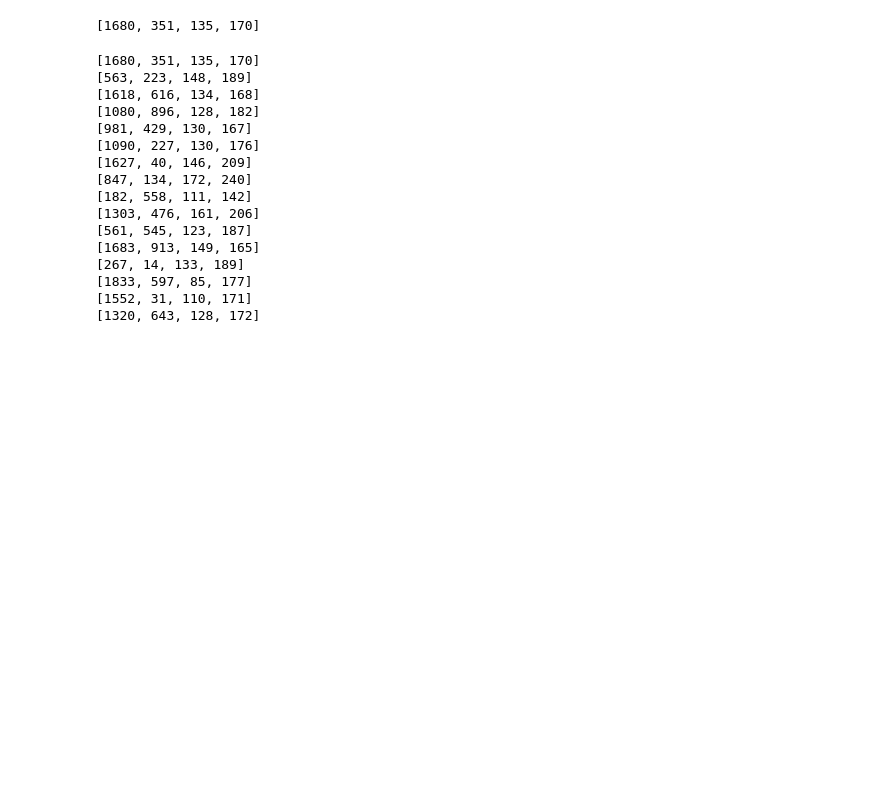
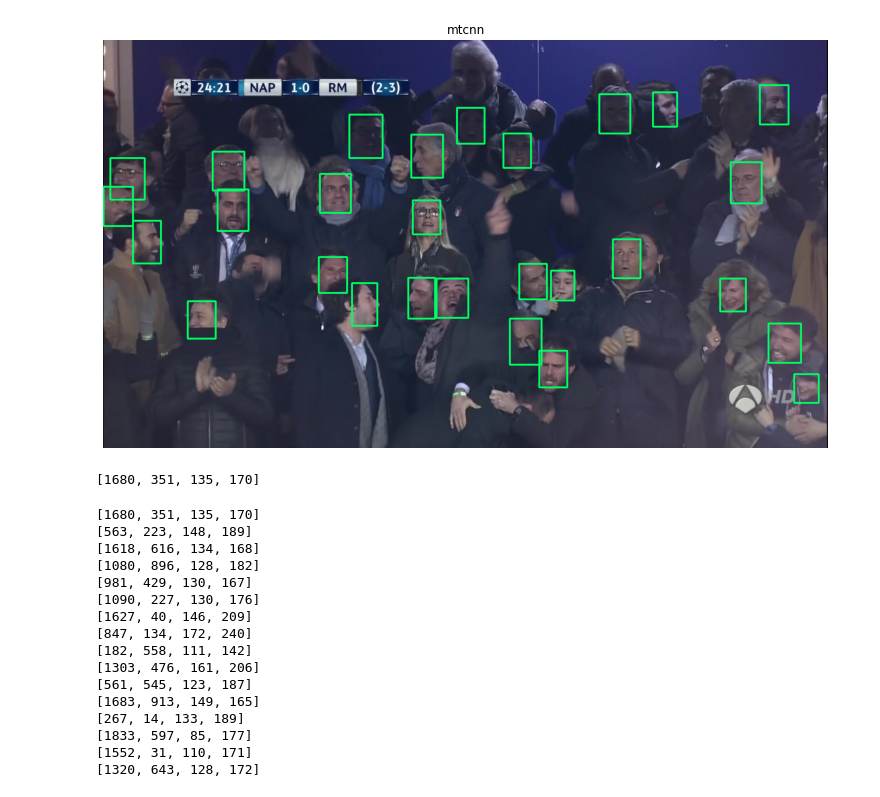
Before and after one commit to joseprs/ActionClassification, a Jupyter notebook: notebooks/testing_face_detectors.ipynb, the cells around one changed output. Cells and saved outputs as stored; diff of their text form; code cells hidden in the pictures; blank space fills up the shorter version.

```diff
--- a/notebooks/testing_face_detectors.ipynb
+++ b/notebooks/testing_face_detectors.ipynb
@@ -59,3 +169,35 @@ if len(face_locations_deep)>0:
+# %%
+# using face_locations
+'''face_locations = face_recognition.face_locations(image)
+
+print(len(face_locations))
+if len(face_locations)>0:
+    imagec1 = image.copy()
+    for face in face_locations:
+        cv2.rectangle(imagec1, (face[3], face[0]), (face[1],face[2]), (0,0,255), 3) #3012 para face_locations
+    fig = plt.figure(figsize=(15,7.5))
+    plt.imshow(imagec1)
+    plt.show()
+'''
+
+# using deepface
+detector_name = 'mtcnn'
+detector = FaceDetector.build_model(detector_name)
+face_locations_deep = FaceDetector.detect_faces(detector, detector_name, image)
+
+RGB_img = cv2.cvtColor(image, cv2.COLOR_BGR2RGB)
+if len(face_locations_deep)>0:
+    imagec2 = RGB_img.copy()
+    for box, face in face_locations_deep:
+        #cv2.rectangle(image, (face[3], face[0]), (face[1],face[2]), (0,0,255), 3) #3012 para face_locations
+        cv2.rectangle(imagec2, (face[0], face[1]), (face[0]+face[2],face[1]+face[3]), (0,255,100), 3)
+    fig = plt.figure(figsize=(15,7.5))
+    plt.title(detector_name)
+    plt.axis('off')
+    plt.imshow(imagec2)
+    plt.show()
+# %% [output]
+[figure, added]
 # %%
 face_locations = FaceDetector.detect_faces(detector, detector_name, image)
 face_locations[0][1]
```
Also changed, not shown: parts of 5 cells of this notebook, 19 other files.
